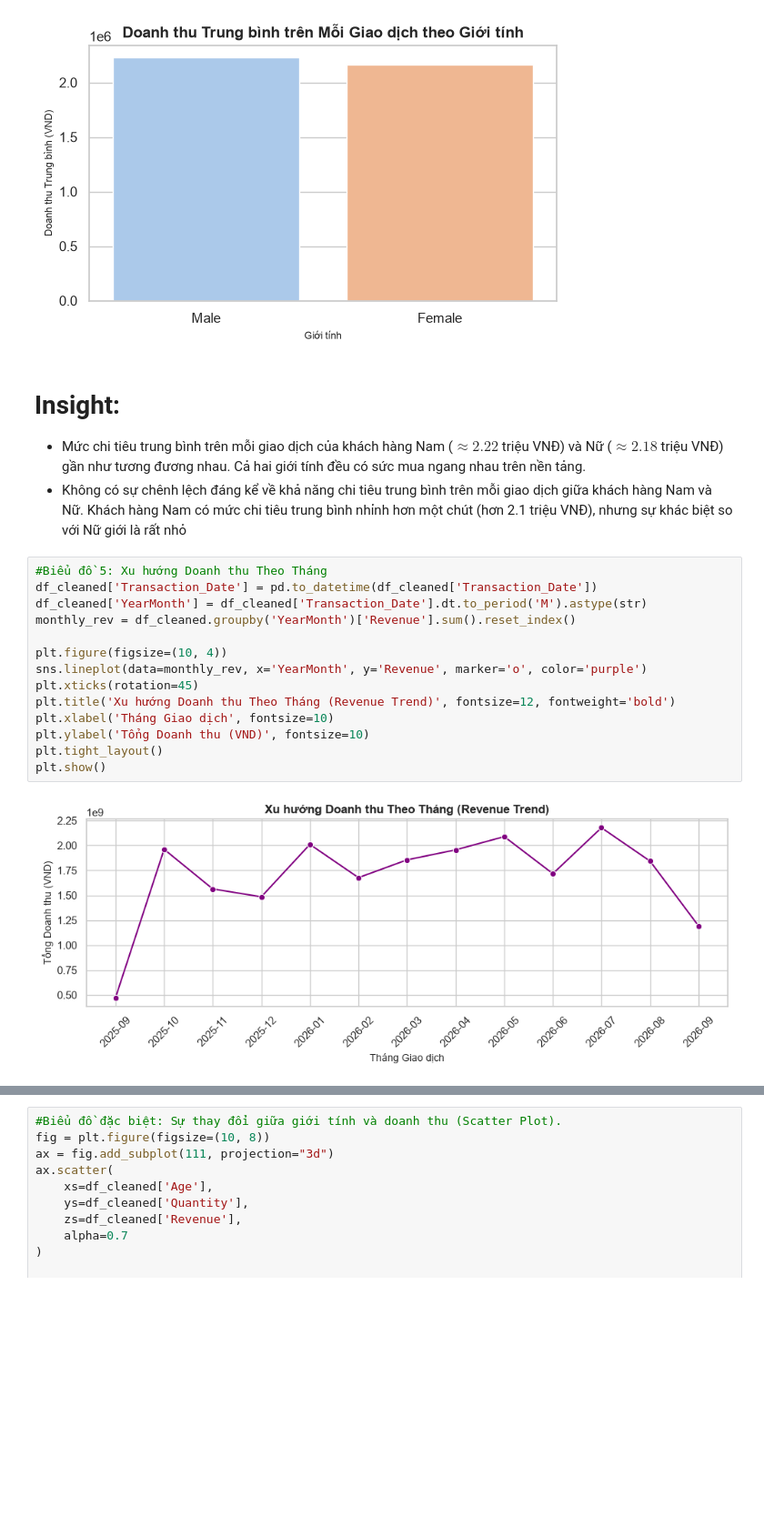
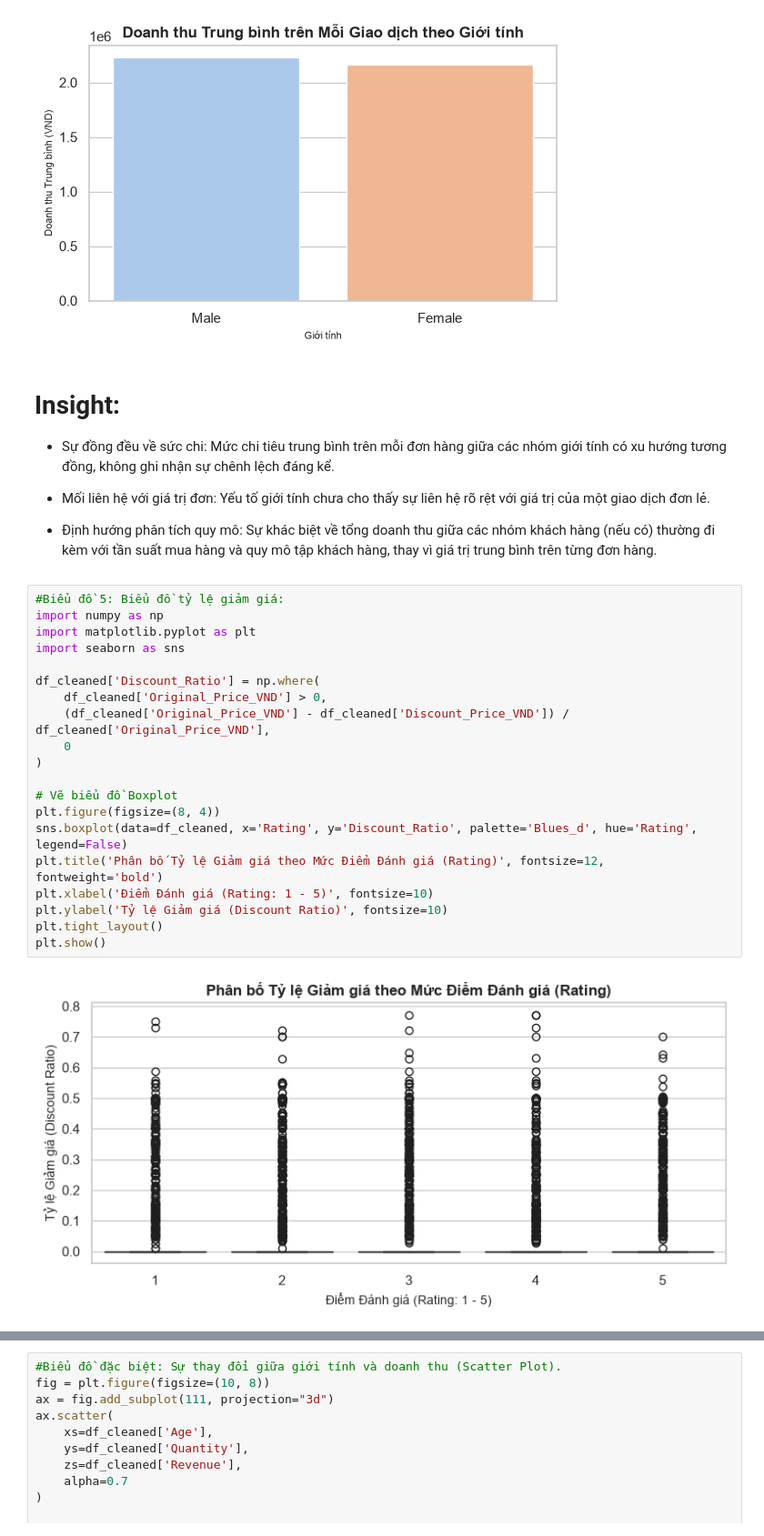
Before and after one commit to Myracc248/data-analysis-ai-nhom11, a Jupyter notebook: notebooks/05_cleaning_eda.ipynb, the cells around one changed output, grey strips where cells are left out. Shown at 91% size. Saved outputs shown, nothing was run; the diff lists cells and outputs as text; blank space fills up the shorter version.

```diff
--- a/notebooks/05_cleaning_eda.ipynb
+++ b/notebooks/05_cleaning_eda.ipynb
@@ -662,23 +660,32 @@ plt.show()
 [figure]
 # %% [markdown]
 # Insight:
-- Mức chi tiêu trung bình trên mỗi giao dịch của khách hàng Nam ($\approx 2.22$ triệu VNĐ) và Nữ ($\approx 2.18$ triệu VNĐ) gần như tương đương nhau. Cả hai giới tính đều có sức mua ngang nhau trên nền tảng.
-- Không có sự chênh lệch đáng kể về khả năng chi tiêu trung bình trên mỗi giao dịch giữa khách hàng Nam và Nữ. Khách hàng Nam có mức chi tiêu trung bình nhỉnh hơn một chút (hơn 2.1 triệu VNĐ), nhưng sự khác biệt so với Nữ giới là rất nhỏ
+* Sự đồng đều về sức chi: Mức chi tiêu trung bình trên mỗi đơn hàng giữa các nhóm giới tính có xu hướng tương đồng, không ghi nhận sự chênh lệch đáng kể.
+
+* Mối liên hệ với giá trị đơn: Yếu tố giới tính chưa cho thấy sự liên hệ rõ rệt với giá trị của một giao dịch đơn lẻ.
+
+* Định hướng phân tích quy mô: Sự khác biệt về tổng doanh thu giữa các nhóm khách hàng (nếu có) thường đi kèm với tần suất mua hàng và quy mô tập khách hàng, thay vì giá trị trung bình trên từng đơn hàng.
 # %%
-#Biểu đồ 5: Xu hướng Doanh thu Theo Tháng
-df_cleaned['Transaction_Date'] = pd.to_datetime(df_cleaned['Transaction_Date'])
-df_cleaned['YearMonth'] = df_cleaned['Transaction_Date'].dt.to_period('M').astype(str)
-monthly_rev = df_cleaned.groupby('YearMonth')['Revenue'].sum().reset_index()
+#Biểu đồ 5: Biểu đồ tỷ lệ giảm giá:
+import numpy as np
+import matplotlib.pyplot as plt
+import seaborn as sns
 
-plt.figure(figsize=(10, 4))
-sns.lineplot(data=monthly_rev, x='YearMonth', y='Revenue', marker='o', color='purple')
-plt.xticks(rotation=45)
-plt.title('Xu hướng Doanh thu Theo Tháng (Revenue Trend)', fontsize=12, fontweight='bold')
-plt.xlabel('Tháng Giao dịch', fontsize=10)
-plt.ylabel('Tổng Doanh thu (VND)', fontsize=10)
+df_cleaned['Discount_Ratio'] = np.where(
+    df_cleaned['Original_Price_VND'] > 0,
+    (df_cleaned['Original_Price_VND'] - df_cleaned['Discount_Price_VND']) / df_cleaned['Original_Price_VND'],
+    0
+)
+
+# Vẽ biểu đồ Boxplot
+plt.figure(figsize=(8, 4))
+sns.boxplot(data=df_cleaned, x='Rating', y='Discount_Ratio', palette='Blues_d', hue='Rating', legend=False)
+plt.title('Phân bố Tỷ lệ Giảm giá theo Mức Điểm Đánh giá (Rating)', fontsize=12, fontweight='bold')
+plt.xlabel('Điểm Đánh giá (Rating: 1 - 5)', fontsize=10)
+plt.ylabel('Tỷ lệ Giảm giá (Discount Ratio)', fontsize=10)
 plt.tight_layout()
 plt.show()
 # %% [output]
-[figure, old version]
+[figure, new version]
 # %% [markdown]
 # Insight:
```
Also changed, not shown: parts of 18 cells of this notebook.
